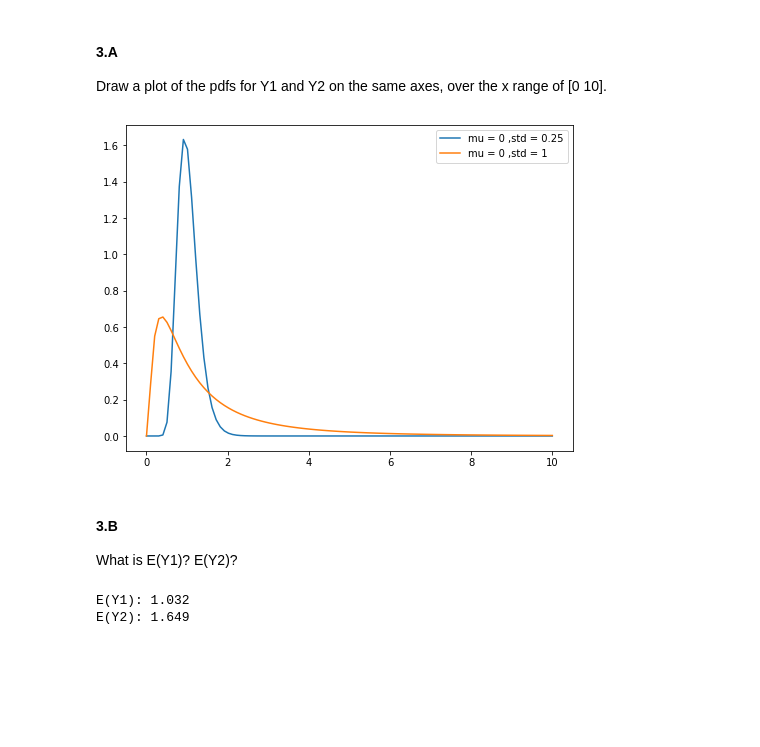
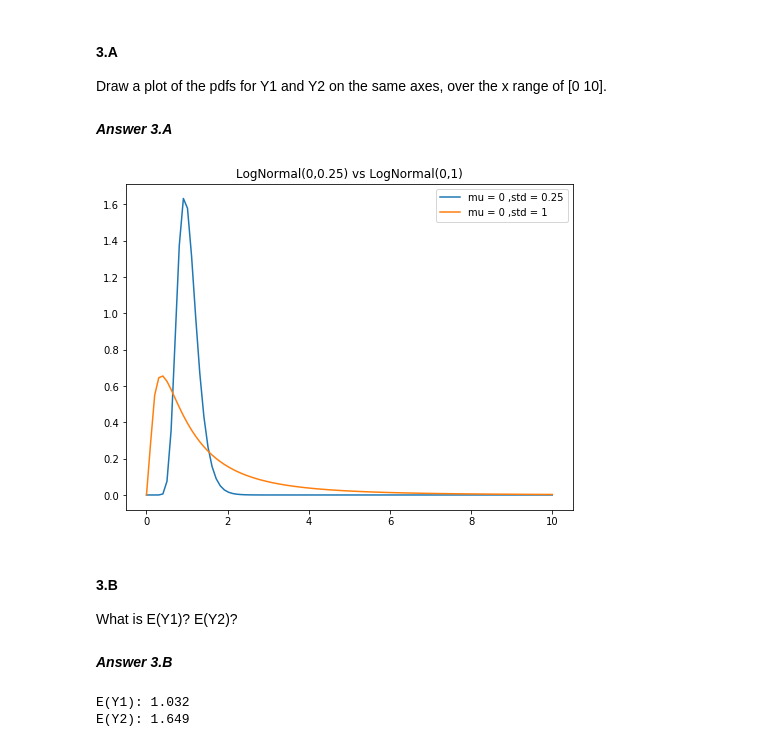
Before and after one commit to mayakerem/StatisticsDataAnalysis, a Jupyter notebook: HW3/HW3.ipynb, the cells around one changed output. Drawn from its saved outputs; the diff is of its cells as text; code cells hidden in the pictures; blank space fills up the shorter version.

```diff
--- a/HW3/HW3.ipynb
+++ b/HW3/HW3.ipynb
@@ -397,25 +446,30 @@ Consider Y1 ~ LogNormal(0,0.25) (recall that μ and σ are the mean and std of t
 # %% [markdown]
 #### 3.A
 Draw a plot of the pdfs for Y1 and Y2 on the same axes, over the x range of [0 10].
+# %% [markdown]
+***Answer 3.A***
 # %%
 mu1, sigma1 = 0, 0.25
 mu2, sigma2 = 0, 1
 
 data = np.linspace(0,10,100)
 
 y1 = stats.lognorm.pdf(data, sigma1, scale = np.exp(mu1))
 y2 = stats.lognorm.pdf(data, sigma2, scale = np.exp(mu2))
 
 plt.figure(figsize=(8,6))
 plt.plot(data, y1, label ="mu = 0 ,std = 0.25")
 plt.plot(data, y2, label ="mu = 0 ,std = 1")
+plt.title("LogNormal(0,0.25) vs LogNormal(0,1)")
 plt.legend()
 plt.show()
 # %% [output]
-[figure, old version]
+[figure, new version]
 # %% [markdown]
 #### 3.B
 What is E(Y1)? E(Y2)?
+# %% [markdown]
+***Answer 3.B***
 # %%
 mu1_new = stats.lognorm.mean(sigma1,scale = np.exp(mu1))
 mu2_new = stats.lognorm.mean(sigma2,scale = np.exp(mu2))
```
Also changed, not shown: parts of 45 cells of this notebook.
